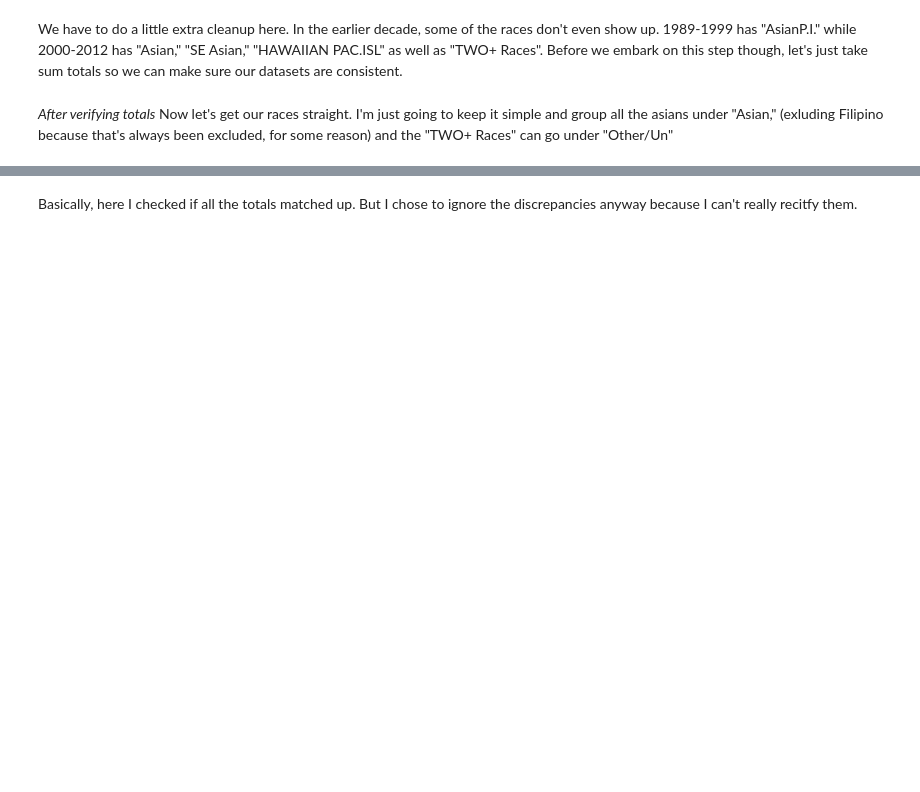
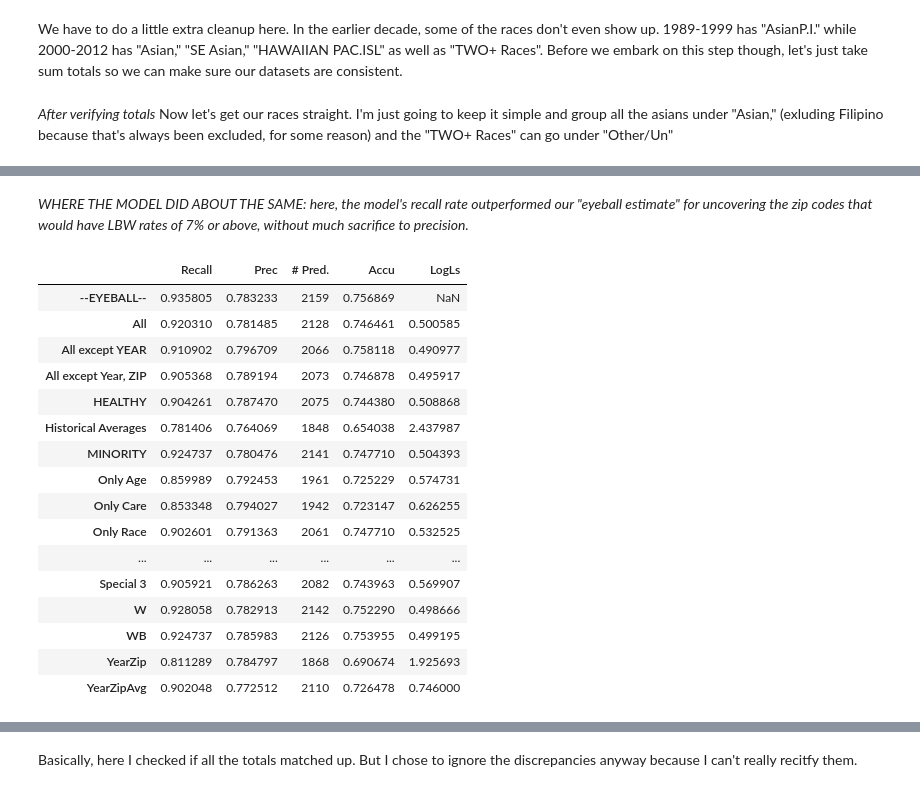
Before and after one commit to ileayu/CA-LBW, a Jupyter notebook: CA BIRTHS.ipynb, the cells around one changed output, grey strips where cells are left out. Cells and saved outputs as stored; diff of their text form; code cells hidden in the pictures; blank space fills up the shorter version.

```diff
--- a/CA BIRTHS.ipynb
+++ b/CA BIRTHS.ipynb
@@ -510,0 +594,22 @@ In a classification task, a precision score of 1.0 for a class C means that ever
+# %% [markdown]
+*WHERE THE MODEL DID ABOUT THE SAME: here, the model's recall rate outperformed our "eyeball estimate" for uncovering the zip codes that would have LBW rates of 7% or above, without much sacrifice to precision.*
+# %%
+LBW[0.95]
+# %% [output]
+|  | Recall | Prec | # Pred. | Accu | LogLs |
+| --EYEBALL-- | 0.935805 | 0.783233 | 2159 | 0.756869 | NaN |
+| All | 0.920310 | 0.781485 | 2128 | 0.746461 | 0.500585 |
+| All except YEAR | 0.910902 | 0.796709 | 2066 | 0.758118 | 0.490977 |
+| All except Year, ZIP | 0.905368 | 0.789194 | 2073 | 0.746878 | 0.495917 |
+| HEALTHY | 0.904261 | 0.787470 | 2075 | 0.744380 | 0.508868 |
+| Historical Averages | 0.781406 | 0.764069 | 1848 | 0.654038 | 2.437987 |
+| MINORITY | 0.924737 | 0.780476 | 2141 | 0.747710 | 0.504393 |
+| Only Age | 0.859989 | 0.792453 | 1961 | 0.725229 | 0.574731 |
+| Only Care | 0.853348 | 0.794027 | 1942 | 0.723147 | 0.626255 |
+| Only Race | 0.902601 | 0.791363 | 2061 | 0.747710 | 0.532525 |
+| ... | ... | ... | ... | ... | ... |
+| Special 3 | 0.905921 | 0.786263 | 2082 | 0.743963 | 0.569907 |
+| W | 0.928058 | 0.782913 | 2142 | 0.752290 | 0.498666 |
+| WB | 0.924737 | 0.785983 | 2126 | 0.753955 | 0.499195 |
+| YearZip | 0.811289 | 0.784797 | 1868 | 0.690674 | 1.925693 |
+| YearZipAvg | 0.902048 | 0.772512 | 2110 | 0.726478 | 0.746000 |
```
Also changed, not shown: parts of 120 cells of this notebook.
